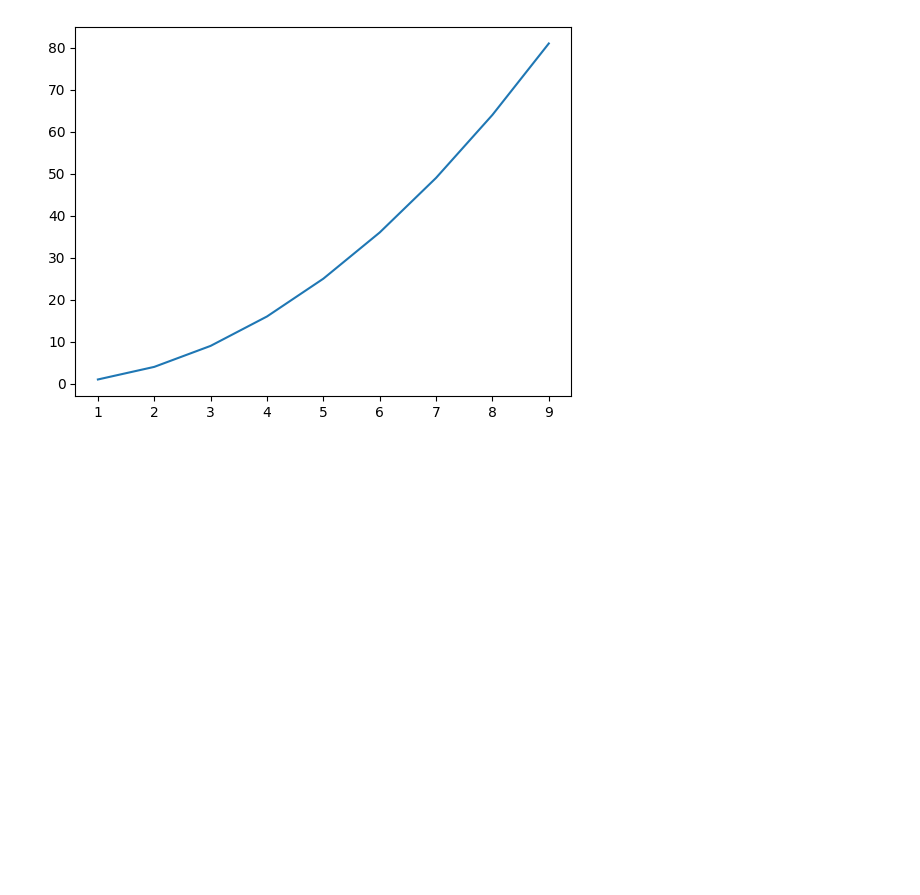
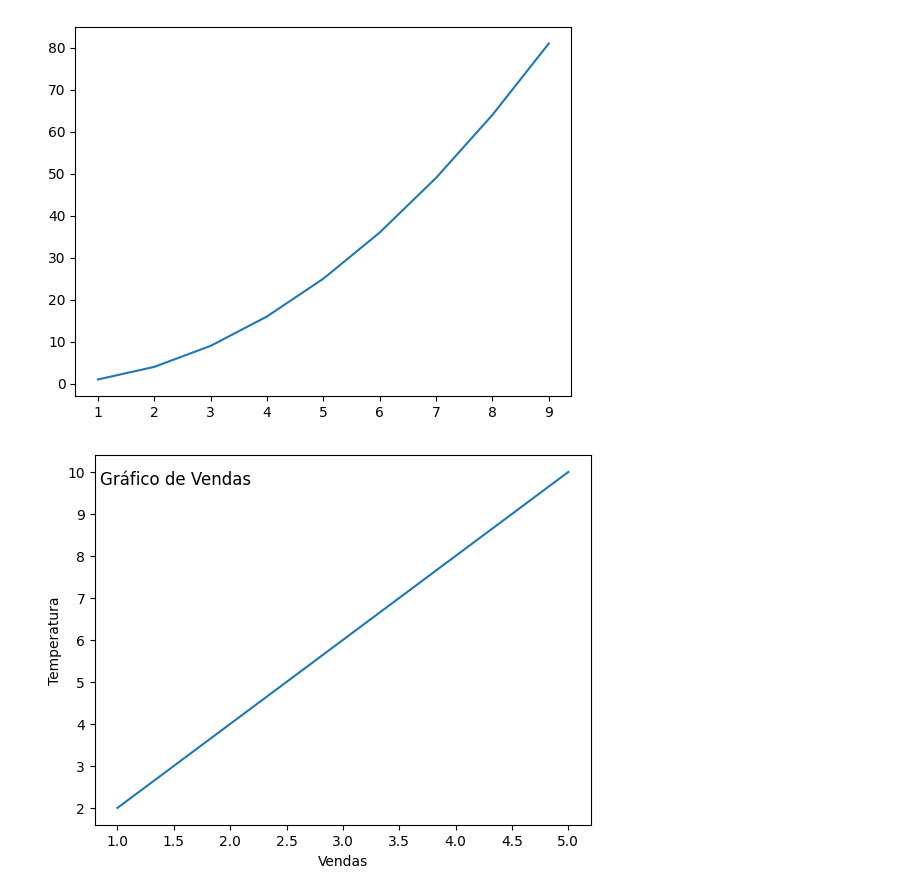
Before and after one commit to 21seya/Python_Engenharia_Dados, a Jupyter notebook: matplotlibexrcicios.ipynb, the cells around one changed output. Drawn from its saved outputs; the diff is of its cells as text; code cells hidden in the pictures; blank space fills up the shorter version.

Commit message:
novos gráficos

```diff
--- a/matplotlibexrcicios.ipynb
+++ b/matplotlibexrcicios.ipynb
@@ -57,3 +61,18 @@ plt.plot(x1,y2)
 plt.show()
 # %% [output]
 [figure]
+# %%
+import matplotlib.pyplot as plt
+import numpy as np
+
+x = np.array([1,2,3,4,5])
+y = x * 2
+
+plt.xlabel("Vendas")
+plt.ylabel("Temperatura")
+plt.title("Gráfico de Vendas ",y=0.9,loc="left",x=0.01)
+
+plt.plot(x,y)
+plt.show()
+# %% [output]
+[figure, added]
```
Also changed, not shown: parts of 5 cells of this notebook.
